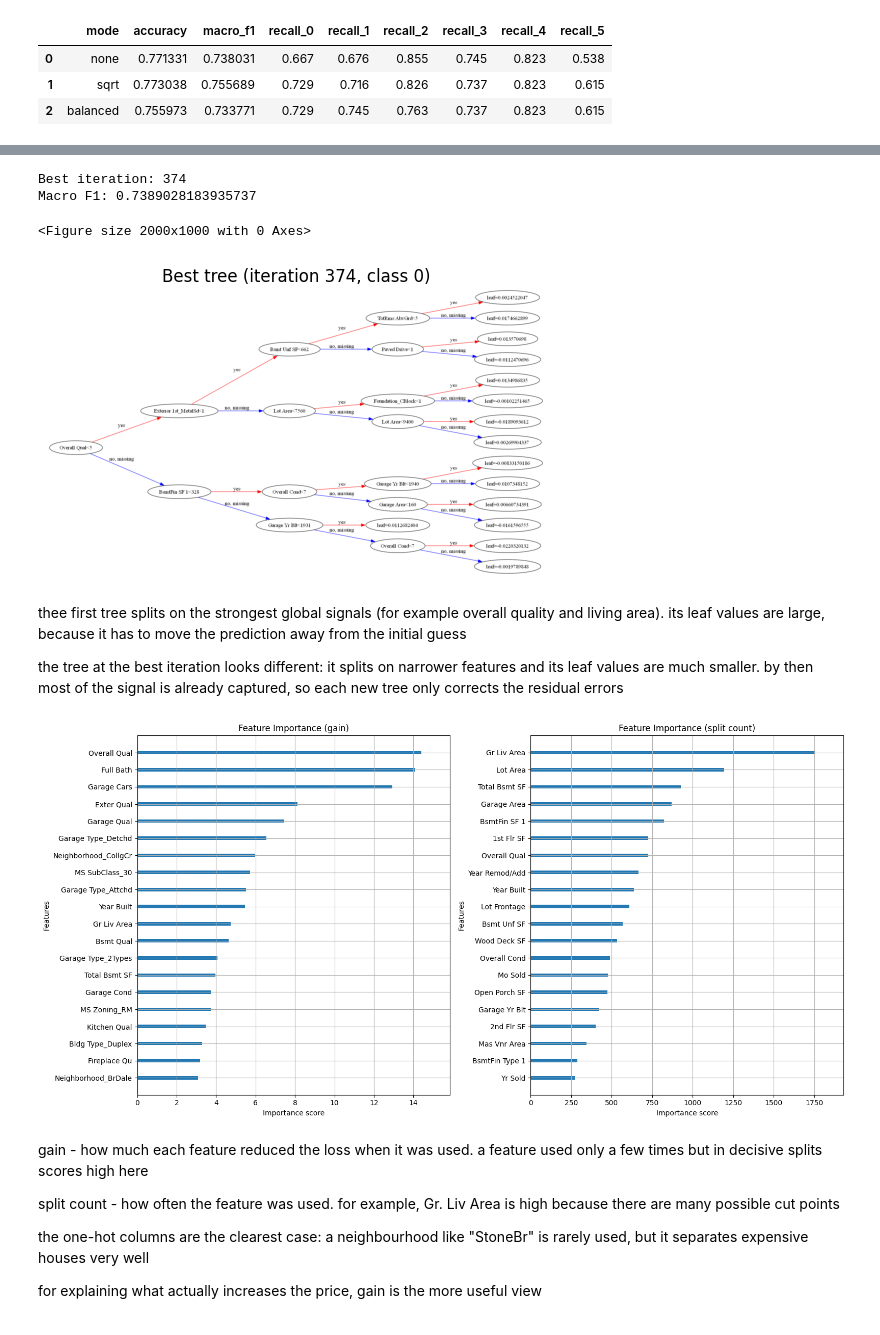
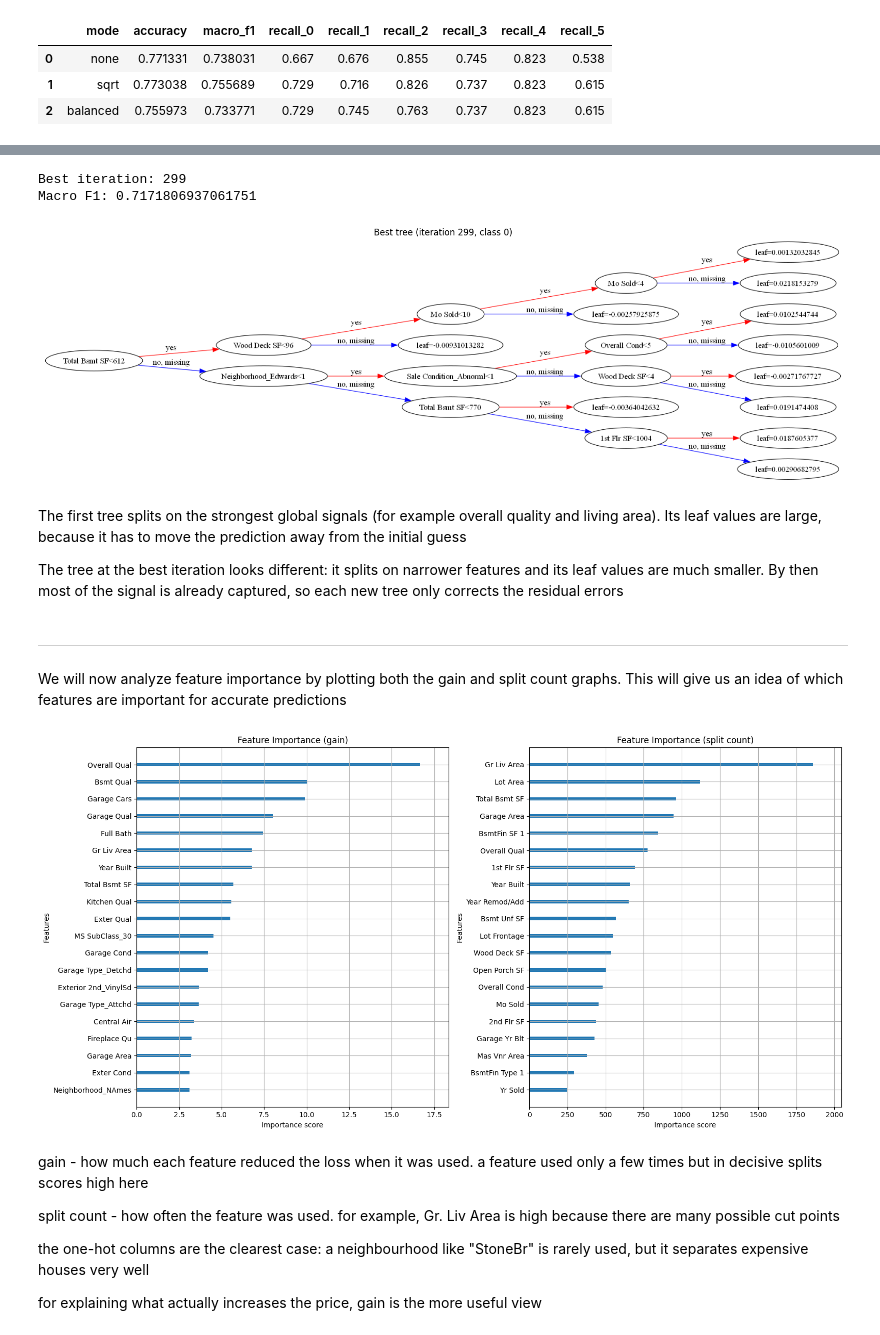
Before and after one commit to shomlea/AmesHousing-Dataset, a Jupyter notebook: initial_predictions.ipynb, the cells around one changed output, grey strips where cells are left out. Saved outputs shown, nothing was run; the diff lists cells and outputs as text; code cells hidden in the pictures.

```diff
--- a/initial_predictions.ipynb
+++ b/initial_predictions.ipynb
@@ -378,7 +441,7 @@ X_tr, X_te, y_tr, y_te = train_test_split(
 )
 X_tr, X_te = impute(X_tr, X_te)
 
-w_tr = compute_sample_weight(None,y_tr)
+w_tr = compute_sample_weight('balanced',y_tr)
 
 model = make_model()
 model.fit(X_tr, y_tr, sample_weight=w_tr)
@@ -516,24 +601,34 @@ plt.show()
 # %%
-# retrain with early stopping to find the best iteration
+# early stopping on an inner validation split, not on the test set
+X_fit, X_val, y_fit, y_val = train_test_split(
+    X_tr, y_tr, test_size=0.2, random_state=42, stratify=y_tr
+)
+w_fit = np.sqrt(compute_sample_weight('balanced', y_fit))
+
 es_model = make_model(n_estimators=1000, early_stopping_rounds=30)
-es_model.fit(X_tr, y_tr, sample_weight=w_tr, eval_set=[(X_te, y_te)], verbose=False)
+es_model.fit(X_fit, y_fit, sample_weight=w_fit,
+             eval_set=[(X_val, y_val)], verbose=False)
 
 print("Best iteration:", es_model.best_iteration)
 print("Macro F1:", f1_score(y_te, es_model.predict(X_te), average='macro', zero_division=0))
 
-plt.figure(figsize=(20, 10))
-xgb.plot_tree(es_model, num_trees=es_model.best_iteration * enc.n_classes, rankdir='LR')
-plt.title(f"Best tree (iteration {es_model.best_iteration}, class 0)")
+fig, ax = plt.subplots(figsize=(20, 10))
+xgb.plot_tree(es_model, num_trees=es_model.best_iteration * enc.n_classes,
+              rankdir='LR', ax=ax)
+ax.set_title(f"Best tree (iteration {es_model.best_iteration}, class 0)")
 plt.show()
 # %% [output]
-Best iteration: 374
-Macro F1: 0.7389028183935737
+Best iteration: 299
+Macro F1: 0.7171806937061751
-<Figure size 2000x1000 with 0 Axes>
-[figure, old version]
+[figure, new version]
 # %% [markdown]
-thee first tree splits on the strongest global signals (for example overall quality and living area). its leaf values are large, because it has to move the prediction away from the initial guess
+The first tree splits on the strongest global signals (for example overall quality and living area). Its leaf values are large, because it has to move the prediction away from the initial guess
 
-the tree at the best iteration looks different: it splits on narrower features and its leaf values are much smaller. by then most of the signal is already captured, so each new tree only corrects the residual errors
+The tree at the best iteration looks different: it splits on narrower features and its leaf values are much smaller. By then most of the signal is already captured, so each new tree only corrects the residual errors
+# %% [markdown]
+---
+# %% [markdown]
+We will now analyze feature importance by plotting both the gain and split count graphs. This will give us an idea of which features are important for accurate predictions
 # %%
 fig, ax = plt.subplots(1, 2, figsize=(16, 8))
 
@@ -545,7 +640,7 @@ xgb.plot_importance(model, importance_type='weight', max_num_features=20,
 plt.tight_layout()
 plt.show()
 # %% [output]
-[figure, old version]
+[figure, new version]
 # %% [markdown]
 gain - how much each feature reduced the loss when it was used. a feature used only a few times but in decisive splits scores high here
 
```
Also changed, not shown: parts of 37 cells of this notebook.
